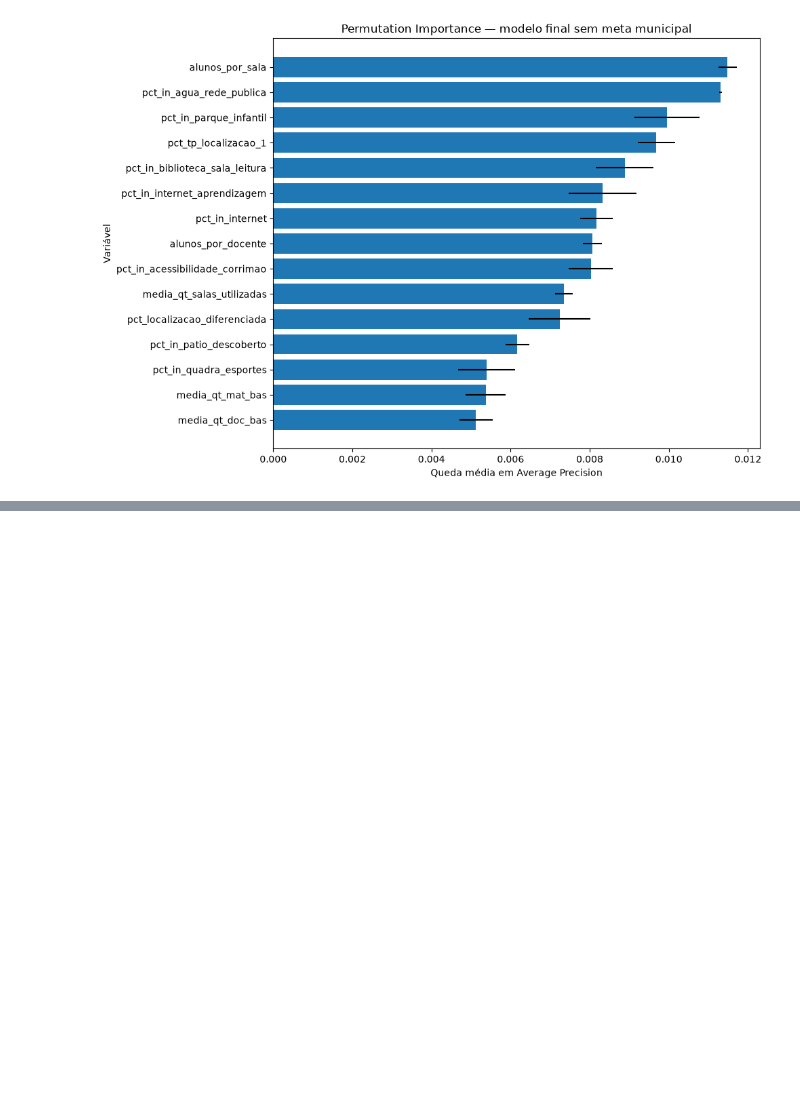
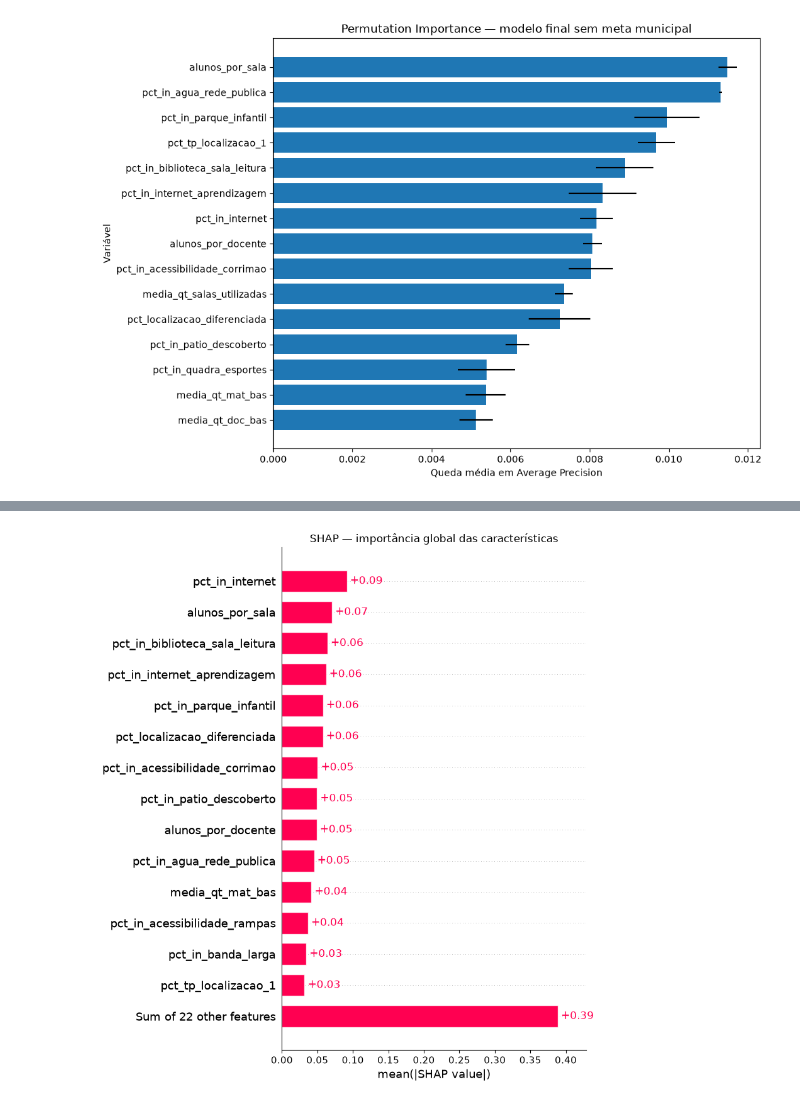
Before and after one commit to erick00denner/tech_challenge_3_alfabetizacao, a Jupyter notebook: notebooks/02_preparacao_modelagem.ipynb, the cells around one changed output, grey strips where cells are left out. Saved outputs shown, nothing was run; the diff lists cells and outputs as text; code cells hidden in the pictures; blank space fills up the shorter version.

```diff
--- a/notebooks/02_preparacao_modelagem.ipynb
+++ b/notebooks/02_preparacao_modelagem.ipynb
@@ -1969,0 +2254,15 @@ As importâncias representam contribuição para o desempenho preditivo e não p
+# %%
+shap.plots.bar(
+    valores_shap,
+    max_display=15,
+    show=False,
+)
+
+plt.title(
+    "SHAP — importância global das características"
+)
+
+plt.tight_layout()
+plt.show()
+# %% [output]
+[figure, added]
```
Also changed, not shown: parts of 27 cells of this notebook, 6 other files.
